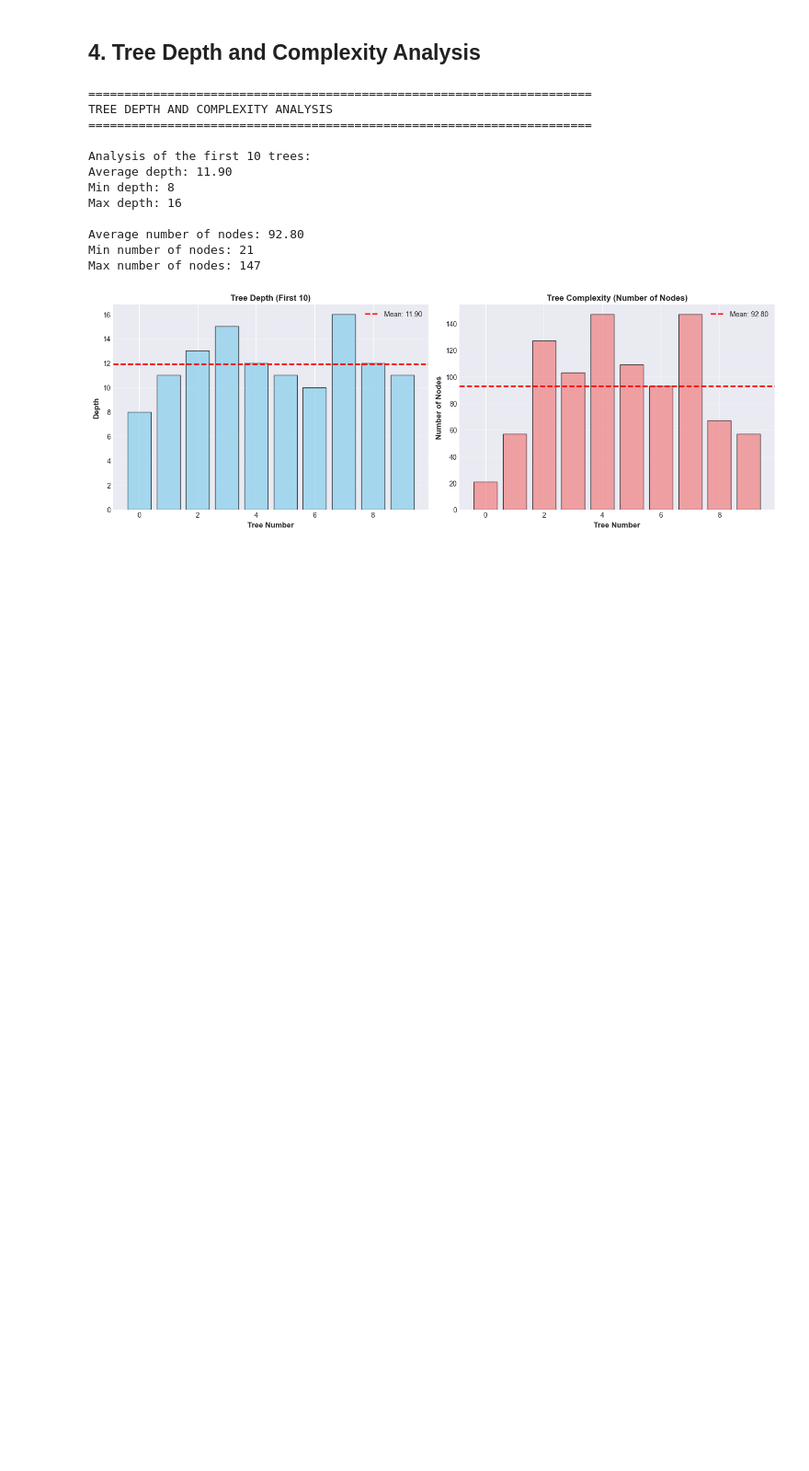
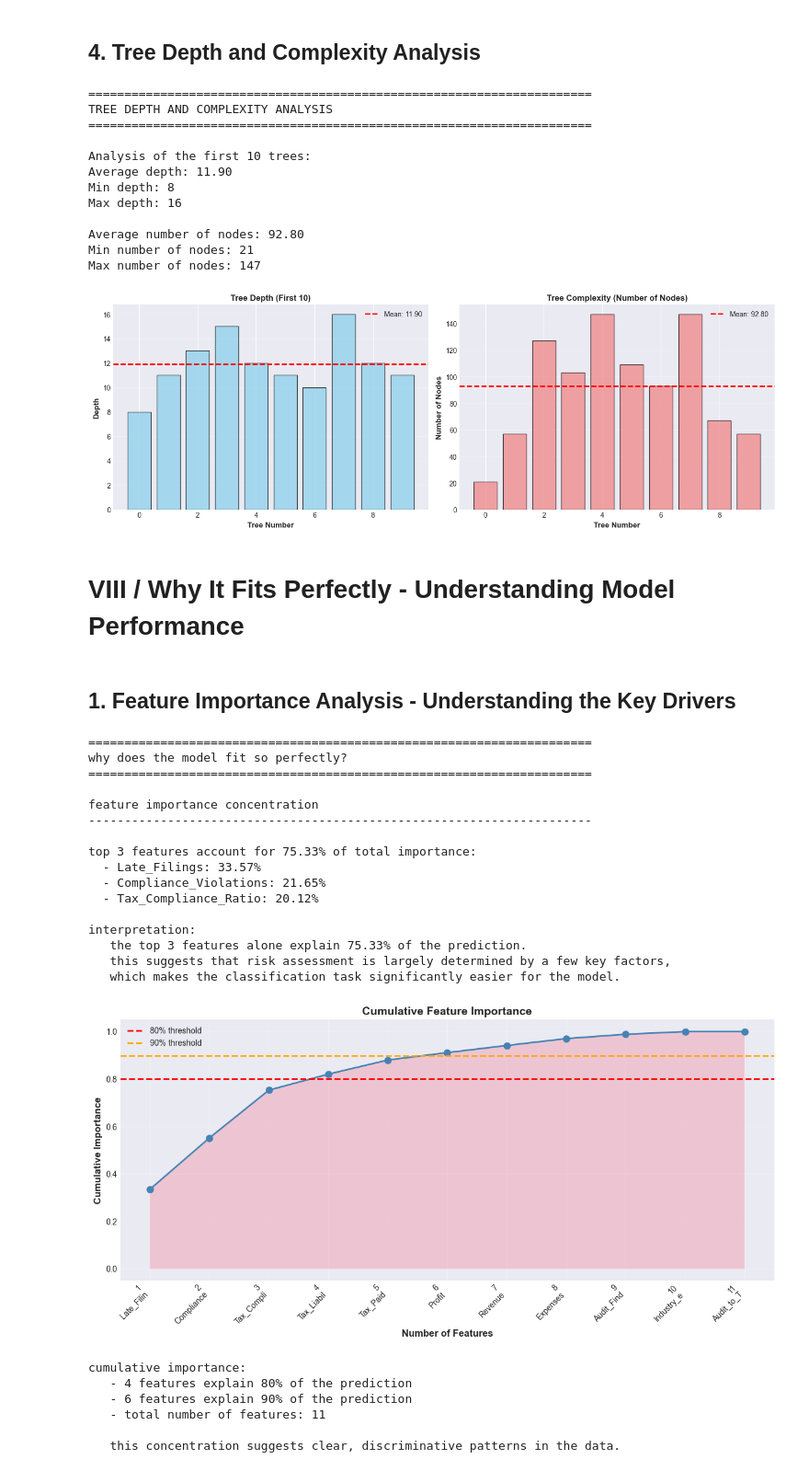
Before and after one commit to GabrielSultan/MachineLearningProject, a Jupyter notebook: Gabriel_Adithya_MLproject.ipynb, the cells around one changed output. Shown at 92% size. Drawn from its saved outputs; the diff is of its cells as text; code cells hidden in the pictures; blank space fills up the shorter version.

```diff
--- a/Gabriel_Adithya_MLproject.ipynb
+++ b/Gabriel_Adithya_MLproject.ipynb
@@ -1642,3 +1658,81 @@ Average number of nodes: 92.80
 Min number of nodes: 21
 Max number of nodes: 147
 [figure]
+# %% [markdown]
+# VIII / Why It Fits Perfectly - Understanding Model Performance
+# %% [markdown]
+## 1. Feature Importance Analysis - Understanding the Key Drivers
+# %%
+print("="*70)
+print("why does the model fit so perfectly?")
+print("="*70)
+
+print("\nfeature importance concentration")
+print("-"*70)
+
+#analyze the top 3 features
+top_3_features= importance_df.head(3)
+top_3_importance_sum =top_3_features['Importance'].sum()
+
+print(f"\ntop 3 features account for {top_3_importance_sum*100:.2f}% of total importance:")
+for idx,row in top_3_features.iterrows():
+    print(f"  - {row['Feature']}: {row['Importance']*100:.2f}%")
+
+print(f"\ninterpretation:")
+print(f"   the top 3 features alone explain {top_3_importance_sum*100:.2f}% of the prediction.")
+print(f"   this suggests that risk assessment is largely determined by a few key factors,")
+print(f"   which makes the classification task significantly easier for the model.")
+
+#visualize cumulative importance
+cumulative_importance=importance_df['Importance'].cumsum()
+
+plt.figure(figsize=(12,6))
+plt.plot(range(1,len(cumulative_importance)+1),  cumulative_importance,
+         marker='o',linewidth=2,  markersize=8,color='steelblue')
+plt.axhline(0.8, color='red',linestyle='--', linewidth=2, label='80% threshold')
+plt.axhline(0.9,color='orange',  linestyle='--',linewidth=2, label='90% threshold')
+plt.fill_between(range(1,  len(cumulative_importance) + 1),cumulative_importance, alpha=0.3)
+plt.xlabel('Number of Features', fontsize=12, fontweight='bold')
+plt.ylabel('Cumulative Importance',fontsize=12,fontweight='bold')
+plt.title('Cumulative Feature Importance',fontsize=14, fontweight='bold')
+plt.xticks(range(1, len(cumulative_importance)+1),
+           [f"{i}\n{importance_df.iloc[i-1]['Feature'][:10]}" for i in range(1,len(cumulative_importance)+1)],
+           rotation=45,ha='right')
+plt.legend()
+plt.grid(alpha=0.3)
+plt.tight_layout()
+plt.show()
+
+#find how many features to reach 80% and 90%
+n_features_80=(cumulative_importance>=0.8).argmax() +1
+n_features_90 = (cumulative_importance>= 0.9).argmax()+1
+
+print(f"\ncumulative importance:")
+print(f"   - {n_features_80} features explain 80% of the prediction")
+print(f"   - {n_features_90} features explain 90% of the prediction")
+print(f"   - total number of features: {len(importance_df)}")
+print(f"\n   this concentration suggests clear,discriminative patterns in the data.")
+# %% [output]
+======================================================================
+why does the model fit so perfectly?
+======================================================================
+
+feature importance concentration
+----------------------------------------------------------------------
+
+top 3 features account for 75.33% of total importance:
+  - Late_Filings: 33.57%
+  - Compliance_Violations: 21.65%
+  - Tax_Compliance_Ratio: 20.12%
+
+interpretation:
+   the top 3 features alone explain 75.33% of the prediction.
+   this suggests that risk assessment is largely determined by a few key factors,
+   which makes the classification task significantly easier for the model.
+[figure, added]
+cumulative importance:
+   - 4 features explain 80% of the prediction
+   - 6 features explain 90% of the prediction
+   - total number of features: 11
+
+   this concentration suggests clear, discriminative patterns in the data.
```
Also changed, not shown: parts of 45 cells of this notebook.
